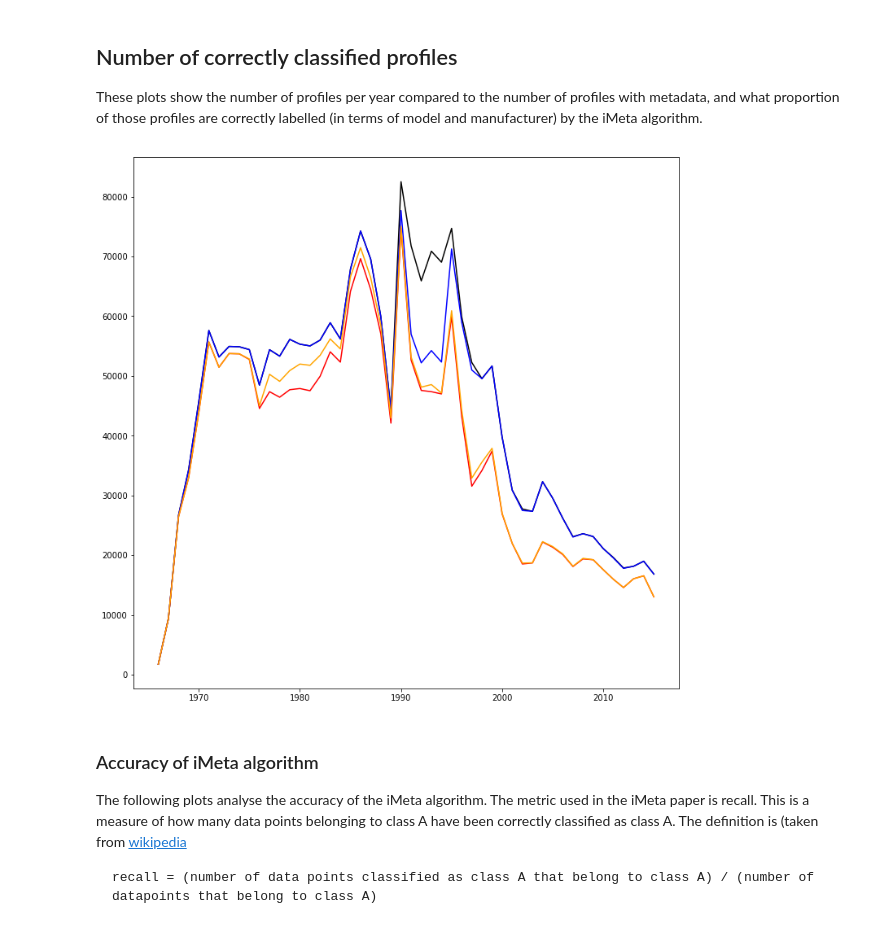
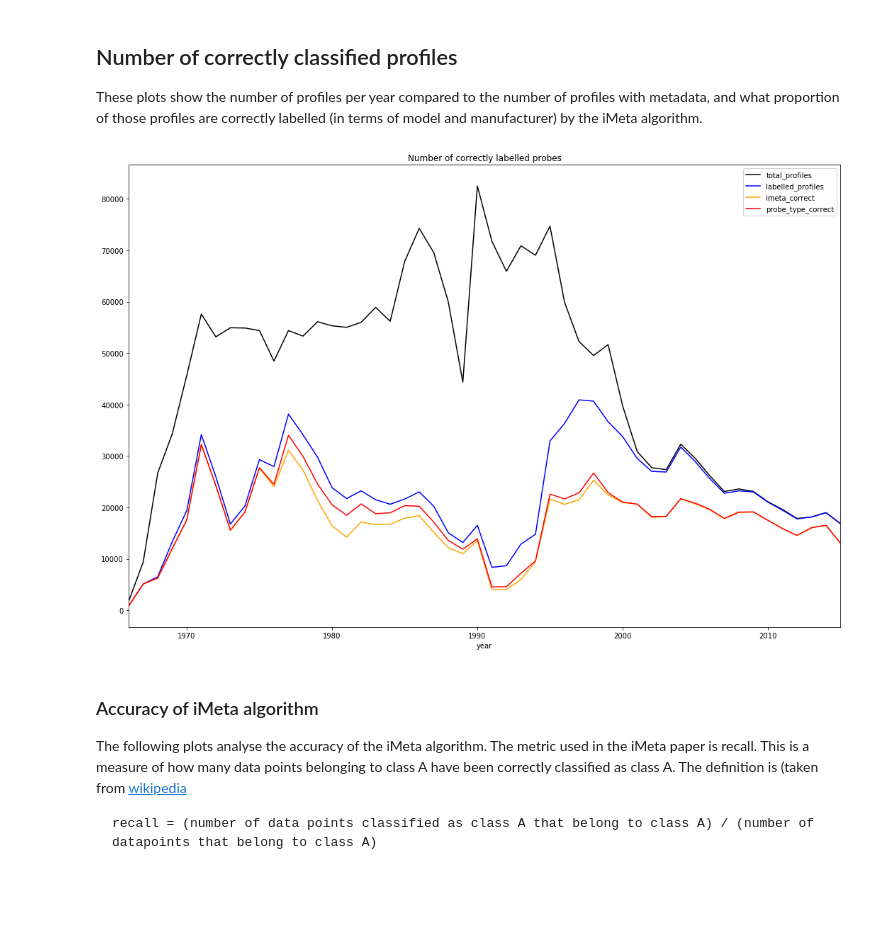
Before and after one commit to MetOffice/XBTs_classification, a Jupyter notebook: classification/imeta_demo.ipynb, the cells around one changed output. Cells and saved outputs as stored; diff of their text form; code cells hidden in the pictures; blank space fills up the shorter version.

```diff
--- a/classification/imeta_demo.ipynb
+++ b/classification/imeta_demo.ipynb
@@ -132,15 +134,25 @@ These plots show the number of profiles per year compared to the number of profi
 imeta_correct = [sum(actual_classes[xbt_labelled['year'] == year1] == imeta_classes[xbt_labelled['year'] == year1]) for year1 in range(*DATA_YEAR_RANGE)]
 # %%
 probe_type_correct = [sum(xbt_labelled['model'][xbt_labelled['year'] == year1] == imeta_model[xbt_labelled['year'] == year1]) for year1 in range(*DATA_YEAR_RANGE)]
-# %%
-fig_num_profiles_classify = matplotlib.pyplot.figure('num_profiles_classify', figsize=(12,12))
-ax_precision = fig_num_profiles_classify.add_subplot(111)
-_ = ax_precision.plot(xbt_full_dataset['year'].value_counts(sort=False).index, xbt_full_dataset['year'].value_counts(sort=False).values,color='k')
-_ = ax_precision.plot(xbt_labelled['year'].value_counts(sort=False).index, xbt_labelled['year'].value_counts(sort=False).values,color='b')
-_ = ax_precision.plot(range(*DATA_YEAR_RANGE), imeta_correct, 'r')
-_ = ax_precision.plot(range(*DATA_YEAR_RANGE), probe_type_correct, 'orange')
-# %% [output]
-[figure, removed]
+# %%
+df_probe_labels = pandas.DataFrame.from_dict({
+    'year': xbt_full_dataset['year'].value_counts(sort=False).index,
+    'total_profiles': xbt_full_dataset['year'].value_counts(sort=False).values,
+    'labelled_profiles': xbt_labelled['year'].value_counts(sort=False).values,
+    'imeta_correct': imeta_correct,
+    'probe_type_correct': probe_type_correct,
+})
+fig_probe_labels = matplotlib.pyplot.figure('correct_probe_labels')
+ax_probe_labels = fig_probe_labels.add_subplot(111)
+_ = df_probe_labels.plot(ax=ax_probe_labels,
+                     x='year',
+                     y=['total_profiles','labelled_profiles','imeta_correct','probe_type_correct'],
+                     figsize=(18,12),
+                     title='Number of correctly labelled probes',
+                     color=['k','b','orange','r'])
+fig_probe_labels.savefig('correct_probe_labels.png')
+# %% [output]
+[figure, added]
 # %% [markdown]
 ### Accuracy of iMeta algorithm
 The following plots analyse the accuracy of the iMeta algorithm. The metric used in the iMeta paper is recall. This is a measure of how many data points belonging to class A have been correctly classified as class A. The definition is (taken from [wikipedia](https://en.wikipedia.org/wiki/Precision_and_recall)
```
Also changed, not shown: parts of 9 cells of this notebook.
